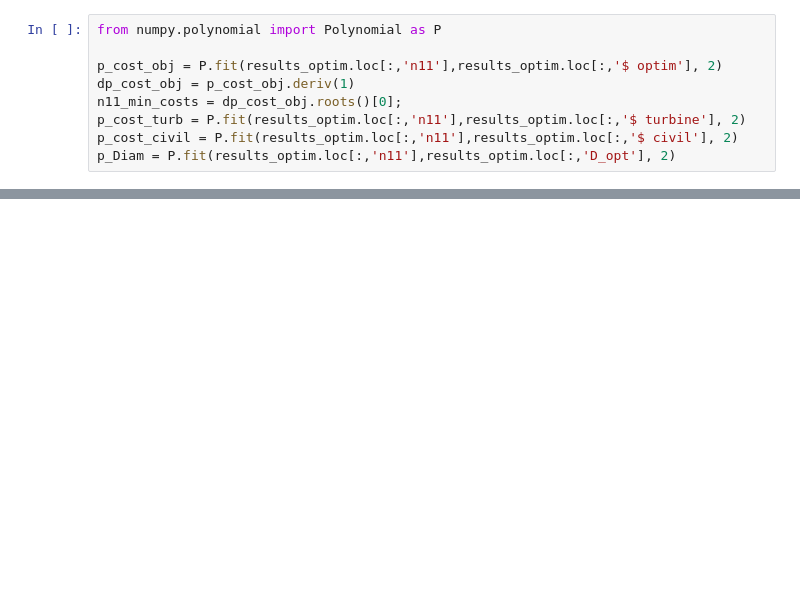
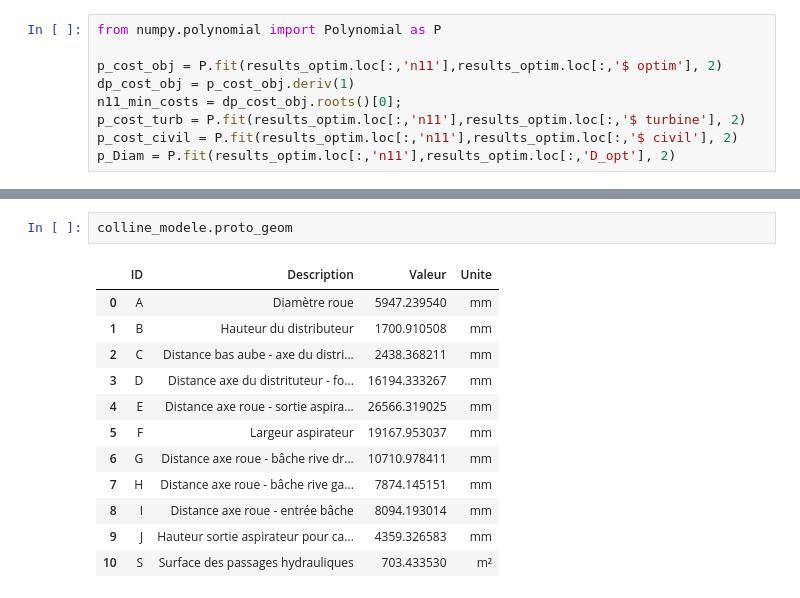
Before and after one commit to sanjosem/ENR855_projet, a Jupyter notebook: 03-optim-turbine/optim_turbine.ipynb, the cells around one changed output, grey strips where cells are left out. Drawn from its saved outputs; the diff is of its cells as text; blank space fills up the shorter version.

```diff
--- a/03-optim-turbine/optim_turbine.ipynb
+++ b/03-optim-turbine/optim_turbine.ipynb
@@ -300,0 +315,15 @@ Depassement decentrement: 2.84 m
+# %%
+colline_modele.proto_geom
+# %% [output]
+|  | ID | Description | Valeur | Unite |
+| 0 | A | Diamètre roue | 5947.239540 | mm |
+| 1 | B | Hauteur du distributeur | 1700.910508 | mm |
+| 2 | C | Distance bas aube - axe du distri... | 2438.368211 | mm |
+| 3 | D | Distance axe du distrituteur - fo... | 16194.333267 | mm |
+| 4 | E | Distance axe roue - sortie aspira... | 26566.319025 | mm |
+| 5 | F | Largeur aspirateur | 19167.953037 | mm |
+| 6 | G | Distance axe roue - bâche rive dr... | 10710.978411 | mm |
+| 7 | H | Distance axe roue - bâche rive ga... | 7874.145151 | mm |
+| 8 | I | Distance axe roue - entrée bâche | 8094.193014 | mm |
+| 9 | J | Hauteur sortie aspirateur pour ca... | 4359.326583 | mm |
+| 10 | S | Surface des passages hydrauliques | 703.433530 | m² |
```
Also changed, not shown: parts of 7 cells of this notebook.
